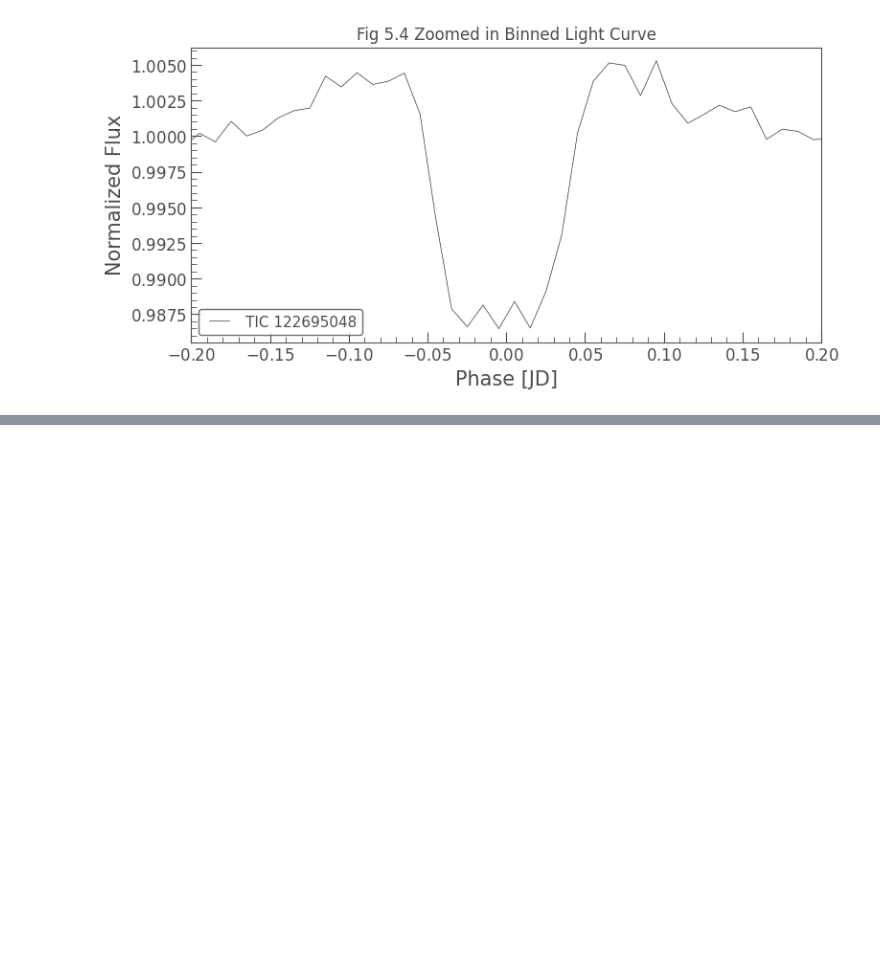
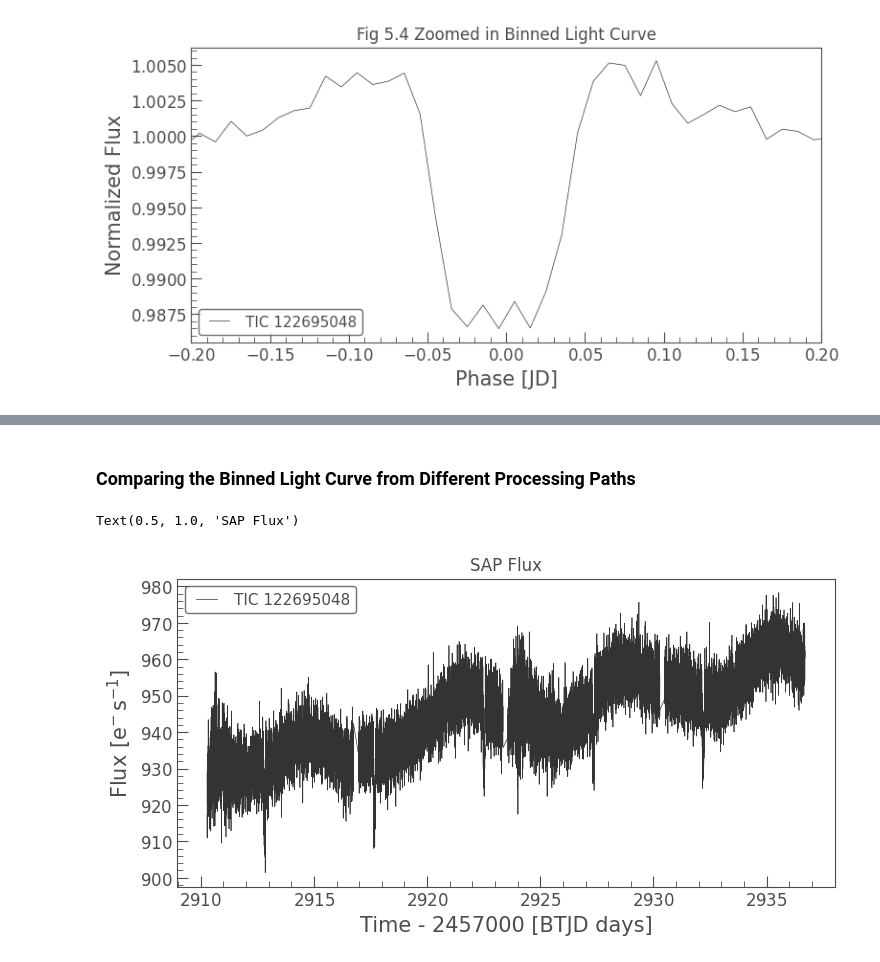
Before and after one commit to sophia268238/astronomy_ml, a Jupyter notebook: notebooks/TOI_3726.ipynb, the cells around one changed output, grey strips where cells are left out. Saved outputs shown, nothing was run; the diff lists cells and outputs as text; code cells hidden in the pictures; blank space fills up the shorter version.

Commit message:
study why there is elevated ingress/egress rim of the light curve of TOI-3726

```diff
--- a/notebooks/TOI_3726.ipynb
+++ b/notebooks/TOI_3726.ipynb
@@ -173,0 +198,14 @@ Text(0.5, 1.0, 'Fig 5.4 Zoomed in Binned Light Curve')
+# %% [markdown]
+### Comparing the Binned Light Curve from Different Processing Paths
+# %%
+search_result = lk.search_lightcurvefile("TOI 3726", mission='TESS')
+lc_file = search_result.download()
+# Access the light curve
+lc_pdcsap = lc_file.PDCSAP_FLUX
+lc_sap = lc_file.SAP_FLUX
+# %%
+lc_sap.plot()
+plt.title("SAP Flux")
+# %% [output]
+Text(0.5, 1.0, 'SAP Flux')
+[figure, added]
```
Also changed, not shown: parts of 9 cells of this notebook, 3 other files.
